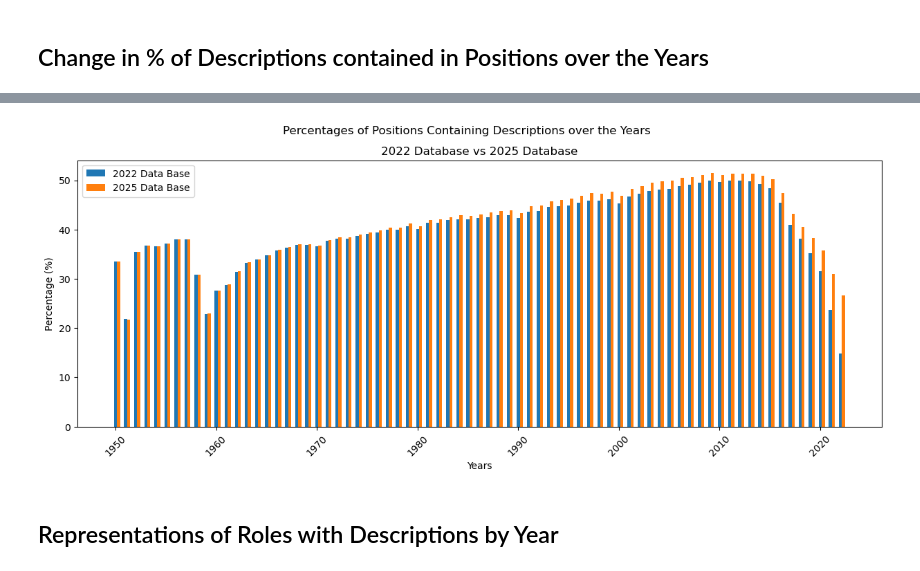
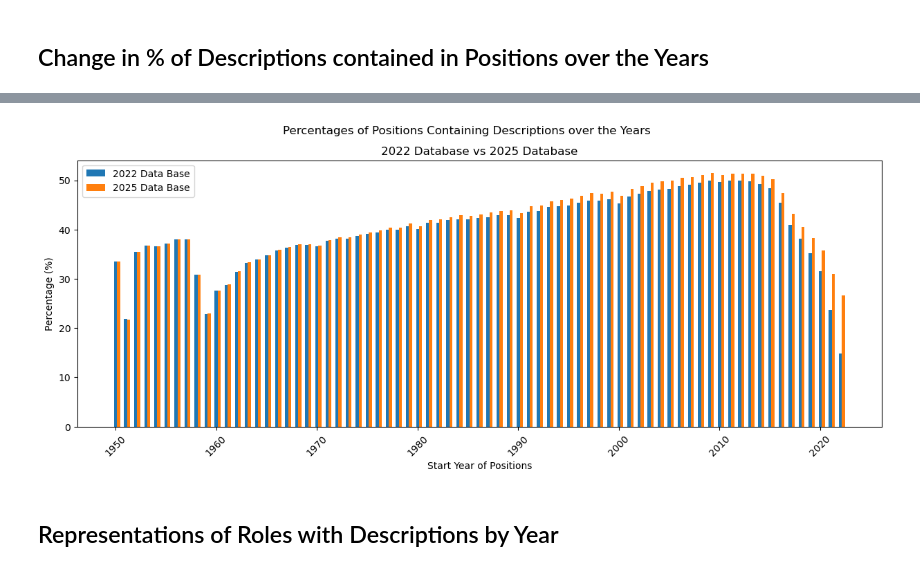
Before and after one commit to juliahansen3/Berkeley-Haas-Research, a Jupyter notebook: Python Plots/Data Visualization.ipynb, the cells around one changed output, grey strips where cells are left out. Cells and saved outputs as stored; diff of their text form; code cells hidden in the pictures.

```diff
--- a/Python Plots/Data Visualization.ipynb
+++ b/Python Plots/Data Visualization.ipynb
@@ -277,35 +275,35 @@ tick_labels = [d_per_22_25.years.iloc[10*i] for i in range(8)]
 N = len(d_per_22_25_df)
 # Specify the values of blue bars (height)
 blue_bar = d_per_22_25_df.description_percentage_22
 # Specify the values of orange bars (height)
 orange_bar = d_per_22_25_df.description_percentage_25
 
 # Position of bars on x-axis
 ind = np.arange(N)
 
 # Figure size
 plt.figure(figsize=(15,5))
 
 # Width of a bar
 width = 0.3
 
 # Plotting
 plt.bar(ind, blue_bar , width, label='2022 Data Base')
 plt.bar(ind + width, orange_bar, width, label='2025 Data Base')
 
-plt.xlabel('Years')
+plt.xlabel('Start Year of Positions')
 plt.ylabel('Percentage (%)')
 plt.title('2022 Database vs 2025 Database')
 plt.suptitle('Percentages of Positions Containing Descriptions over the Years')
 
 # xticks()
 plt.xticks(ticks = ticks, labels = tick_labels, rotation = 45, ha = "center")
 
 # Finding the best position for legends and putting it
 plt.legend(loc='best')
 plt.show()
 # %% [output]
-[figure, old version]
+[figure, new version]
 # %% [markdown]
 ## Representations of Roles with Descriptions by Year
 # %%
```
Also changed, not shown: parts of 8 cells of this notebook.
